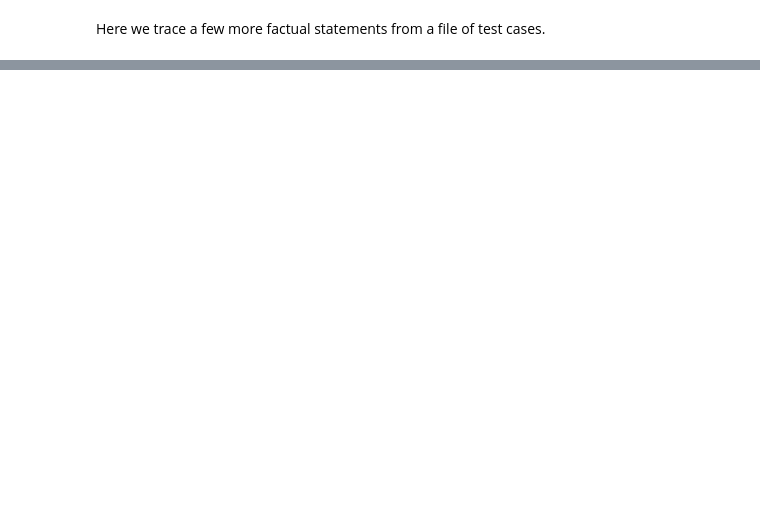
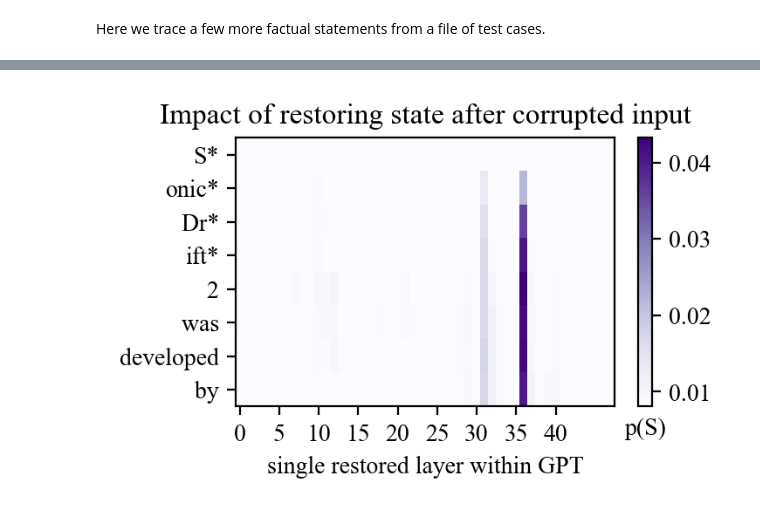
Before and after one commit to ajbailey4/mamba-causal-analysis, a Jupyter notebook: notebooks/mamba_causal_trace.ipynb, the cells around one changed output, grey strips where cells are left out. Drawn from its saved outputs; the diff is of its cells as text; code cells hidden in the pictures; blank space fills up the shorter version.

```diff
--- a/notebooks/mamba_causal_trace.ipynb
+++ b/notebooks/mamba_causal_trace.ipynb
@@ -320,0 +361,5 @@ for knowledge in knowns[:5]:
+# %%
+# Test full causal tracing (will auto-use Mamba SSM patching)
+plot_hidden_flow(mt, "Sonic Drift 2 was developed by", samples=3, noise=noise_level)
+# %% [output]
+[figure, added]
```
Also changed, not shown: parts of 13 cells of this notebook.
